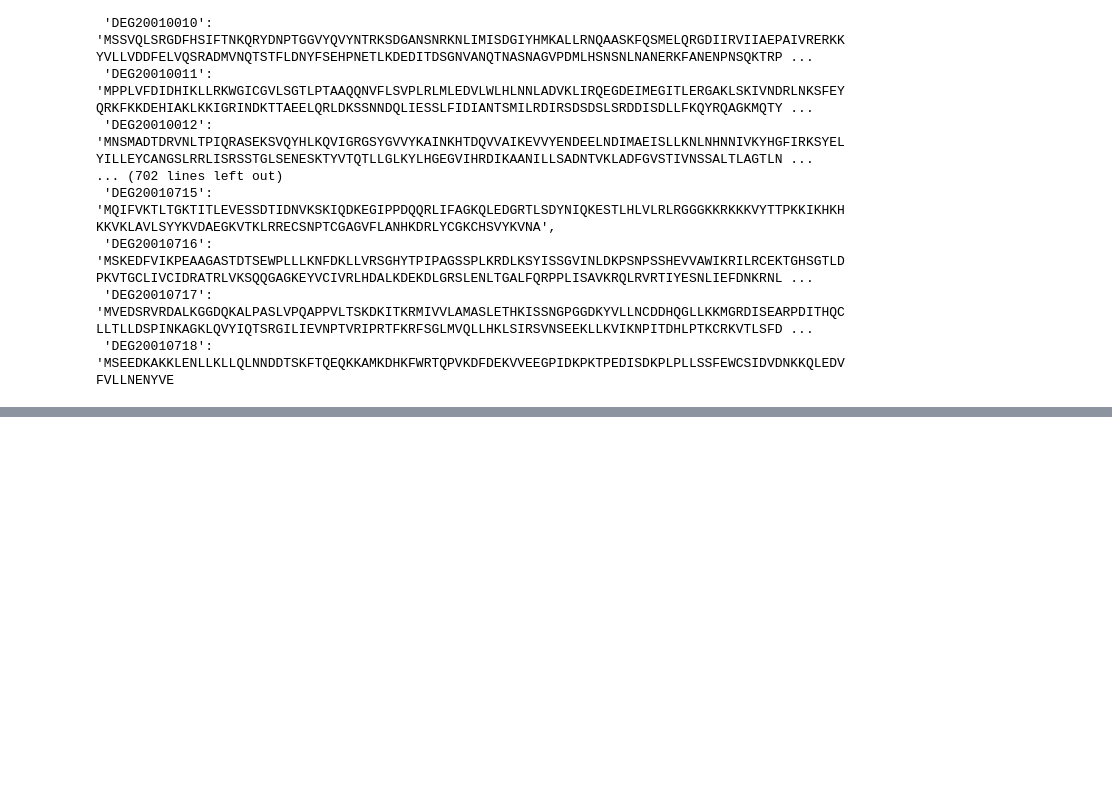
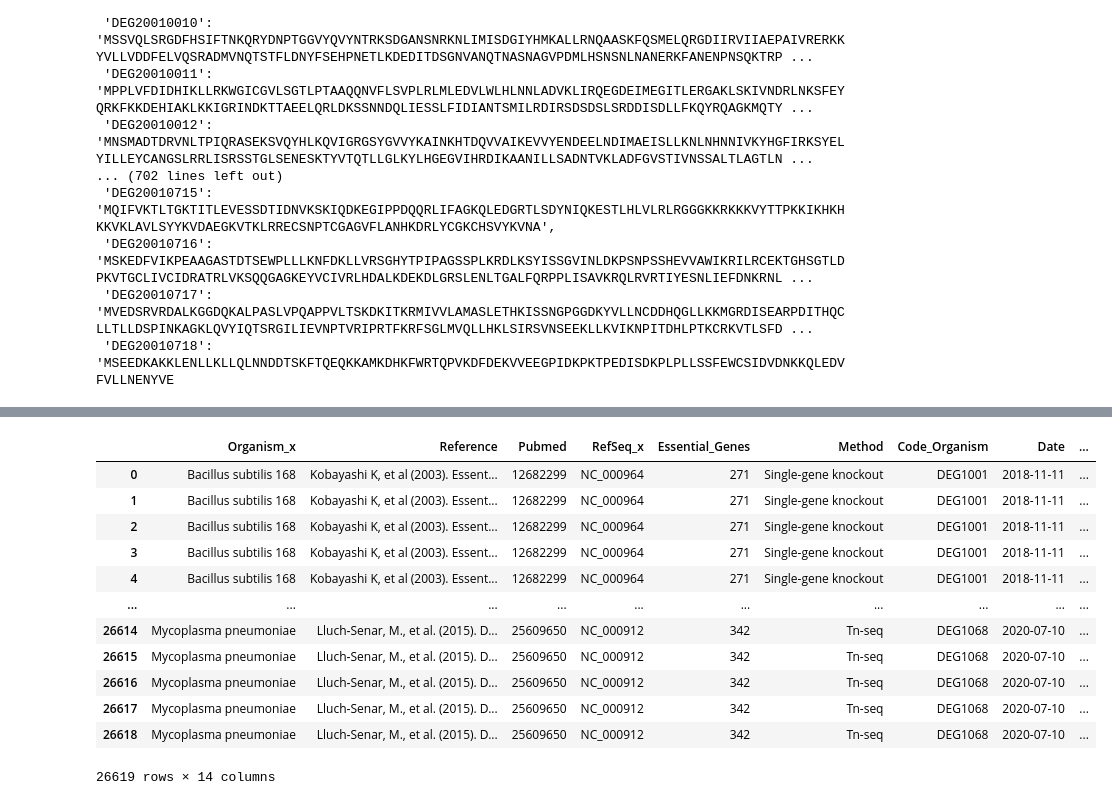
Before and after one commit to JessicaIta/deg-data-essentiality, a Jupyter notebook: deg-data-essentiality.ipynb, the cells around one changed output, grey strips where cells are left out. Saved outputs shown, nothing was run; the diff lists cells and outputs as text; code cells hidden in the pictures; blank space fills up the shorter version.

```diff
--- a/deg-data-essentiality.ipynb
+++ b/deg-data-essentiality.ipynb
@@ -168,0 +215,10 @@ essential_genes.to_csv('essential_genes_euk.csv', index=False)
+# %%
+csv_bacteria = pd.read_csv('bacteria/deg_bacteria.csv', sep=';',
+                           names=['Organism', 'Reference', 'Pubmed', 'RefSeq',  'Essential_Genes',
+                                 '1', '2', '3', '4', '5','Method', 'Medium', 'Code_Organism', 'Date'])
+
+
+bacteria = csv_bacteria[['Organism', 'Reference', 'Pubmed', 'RefSeq',  'Essential_Genes',
+                                'Method','Code_Organism', 'Date']]
+
+bacteria
@@ -168,0 +239,9 @@ essential_genes.to_csv('essential_genes_euk.csv', index=False)
+# %%
+csv_annotations_bac = pd.read_csv('bacteria/deg_annotation_p.csv', sep=';',
+                             names=['Code_Organism', 'Code_Gene_DEG', 'Gene', 'Genbank',  '1', '2',
+                                 'Function', 'Organism', 'RefSeq', 'Medium', '3','4', '5', '6'])
+
+annotations_bac = csv_annotations_bac[['Code_Organism', 'Code_Gene_DEG', 'Gene', 'Genbank',
+                                 'Function', 'Organism', 'RefSeq']]
+
+annotations_bac
@@ -168,0 +262,19 @@ essential_genes.to_csv('essential_genes_euk.csv', index=False)
+# %%
+# Realizar Merge
+
+essential_genes_bac = bacteria.merge(annotations_bac, left_on='Code_Organism', right_on='Code_Organism')
+essential_genes_bac
+# %% [output]
+|  | Organism_x | Reference | Pubmed | RefSeq_x | Essential_Genes | Method | Code_Organism | Date | ... |
+| 0 | Bacillus subtilis 168 | Kobayashi K, et al (2003). Essent... | 12682299 | NC_000964 | 271 | Single-gene knockout | DEG1001 | 2018-11-11 | ... |
+| 1 | Bacillus subtilis 168 | Kobayashi K, et al (2003). Essent... | 12682299 | NC_000964 | 271 | Single-gene knockout | DEG1001 | 2018-11-11 | ... |
+| 2 | Bacillus subtilis 168 | Kobayashi K, et al (2003). Essent... | 12682299 | NC_000964 | 271 | Single-gene knockout | DEG1001 | 2018-11-11 | ... |
+| 3 | Bacillus subtilis 168 | Kobayashi K, et al (2003). Essent... | 12682299 | NC_000964 | 271 | Single-gene knockout | DEG1001 | 2018-11-11 | ... |
+| 4 | Bacillus subtilis 168 | Kobayashi K, et al (2003). Essent... | 12682299 | NC_000964 | 271 | Single-gene knockout | DEG1001 | 2018-11-11 | ... |
+| ... | ... | ... | ... | ... | ... | ... | ... | ... | ... |
+| 26614 | Mycoplasma pneumoniae | Lluch‐Senar, M., et al. (2015). D... | 25609650 | NC_000912 | 342 | Tn-seq | DEG1068 | 2020-07-10 | ... |
+| 26615 | Mycoplasma pneumoniae | Lluch‐Senar, M., et al. (2015). D... | 25609650 | NC_000912 | 342 | Tn-seq | DEG1068 | 2020-07-10 | ... |
+| 26616 | Mycoplasma pneumoniae | Lluch‐Senar, M., et al. (2015). D... | 25609650 | NC_000912 | 342 | Tn-seq | DEG1068 | 2020-07-10 | ... |
+| 26617 | Mycoplasma pneumoniae | Lluch‐Senar, M., et al. (2015). D... | 25609650 | NC_000912 | 342 | Tn-seq | DEG1068 | 2020-07-10 | ... |
+| 26618 | Mycoplasma pneumoniae | Lluch‐Senar, M., et al. (2015). D... | 25609650 | NC_000912 | 342 | Tn-seq | DEG1068 | 2020-07-10 | ... |
+26619 rows × 14 columns
```
Also changed, not shown: parts of 19 cells of this notebook, 16 other files.
